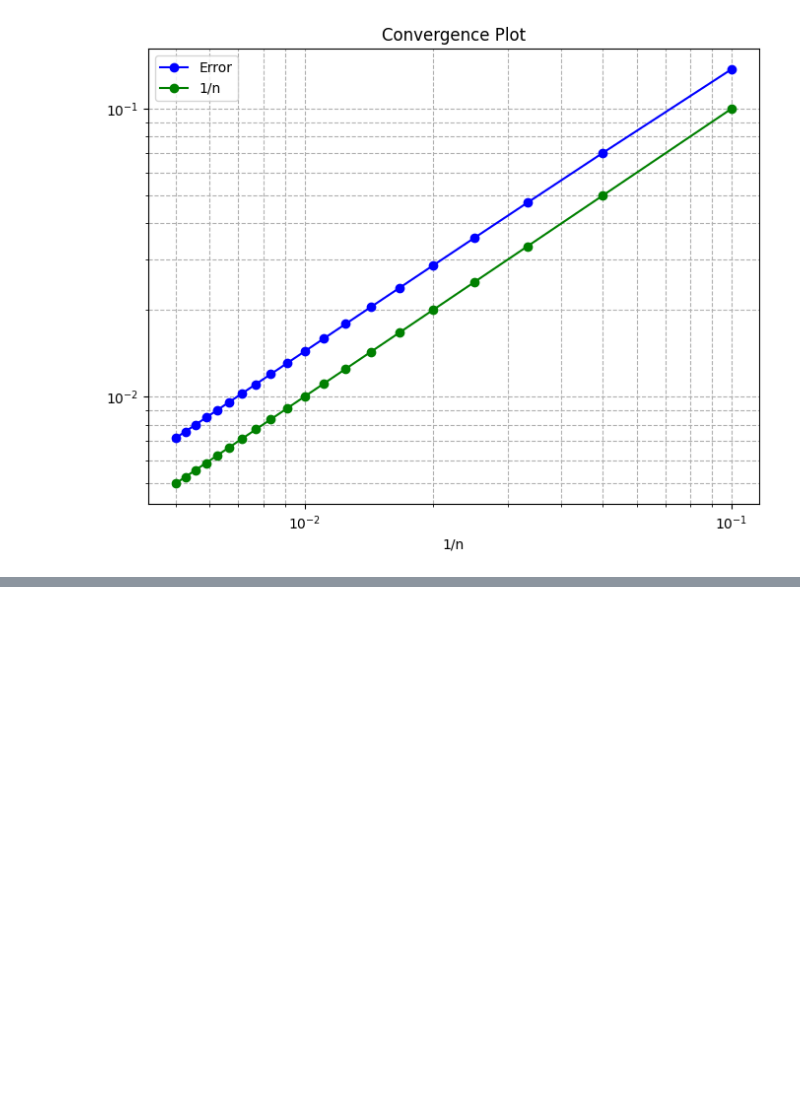
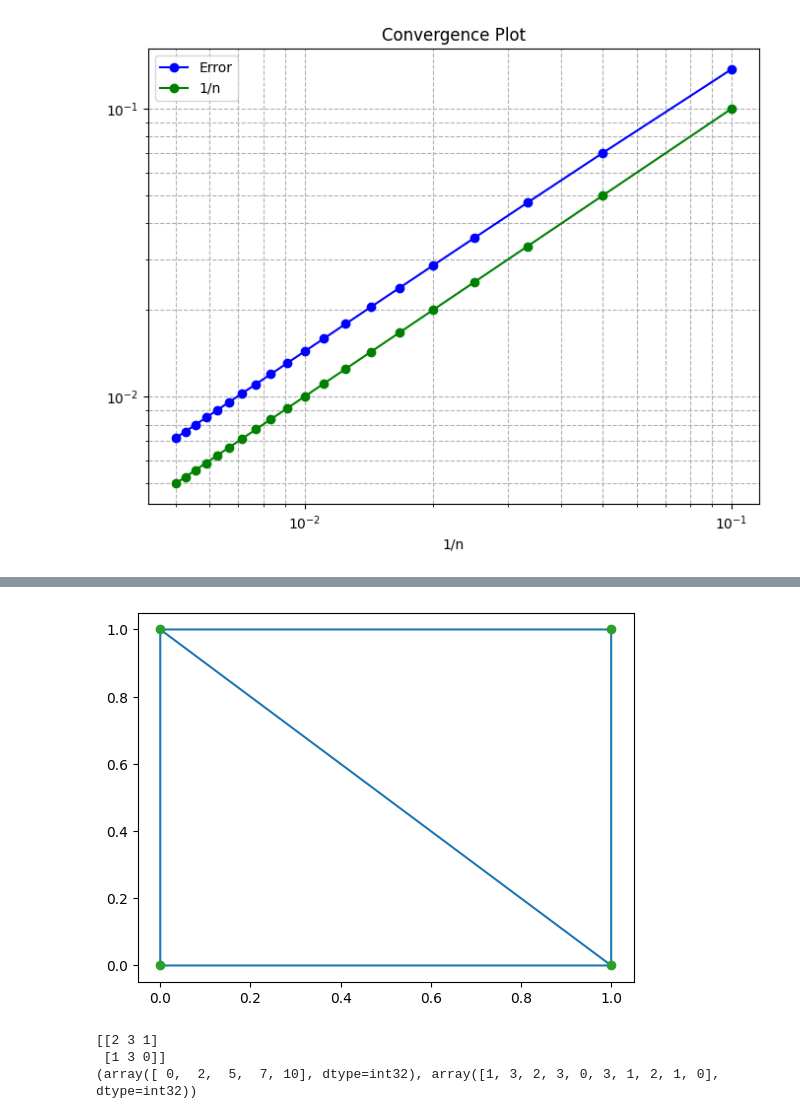
Before and after one commit to biondo999/napde_project, a Jupyter notebook: mesh_building/my_triangular_mesh.ipynb, the cells around one changed output, grey strips where cells are left out. Cells and saved outputs as stored; diff of their text form; code cells hidden in the pictures; blank space fills up the shorter version.

```diff
--- a/mesh_building/my_triangular_mesh.ipynb
+++ b/mesh_building/my_triangular_mesh.ipynb
@@ -585,0 +642,26 @@ plt.show()
+# %%
+from scipy.spatial import Delaunay
+import matplotlib.pyplot as plt
+import numpy as np
+
+# Define your points as a NumPy array
+points = np.array([[0, 0], [1, 0], [1, 1], [0, 1]])
+
+# Perform Delaunay triangulation
+triangulation = Delaunay(points)
+
+# Plot the Delaunay triangulation
+plt.triplot(points[:, 0], points[:, 1], triangulation.simplices.copy())
+plt.plot(points[:, 0], points[:, 1], 'o')
+plt.show()
+# %% [output]
+[figure, added]
+# %%
+print(triangulation.simplices)
+
+
+print(triangulation.vertex_neighbor_vertices)
+# %% [output]
+[[2 3 1]
+ [1 3 0]]
+(array([ 0,  2,  5,  7, 10], dtype=int32), array([1, 3, 2, 3, 0, 3, 1, 2, 1, 0], dtype=int32))
```
Also changed, not shown: parts of 20 cells of this notebook, 3 other files.
